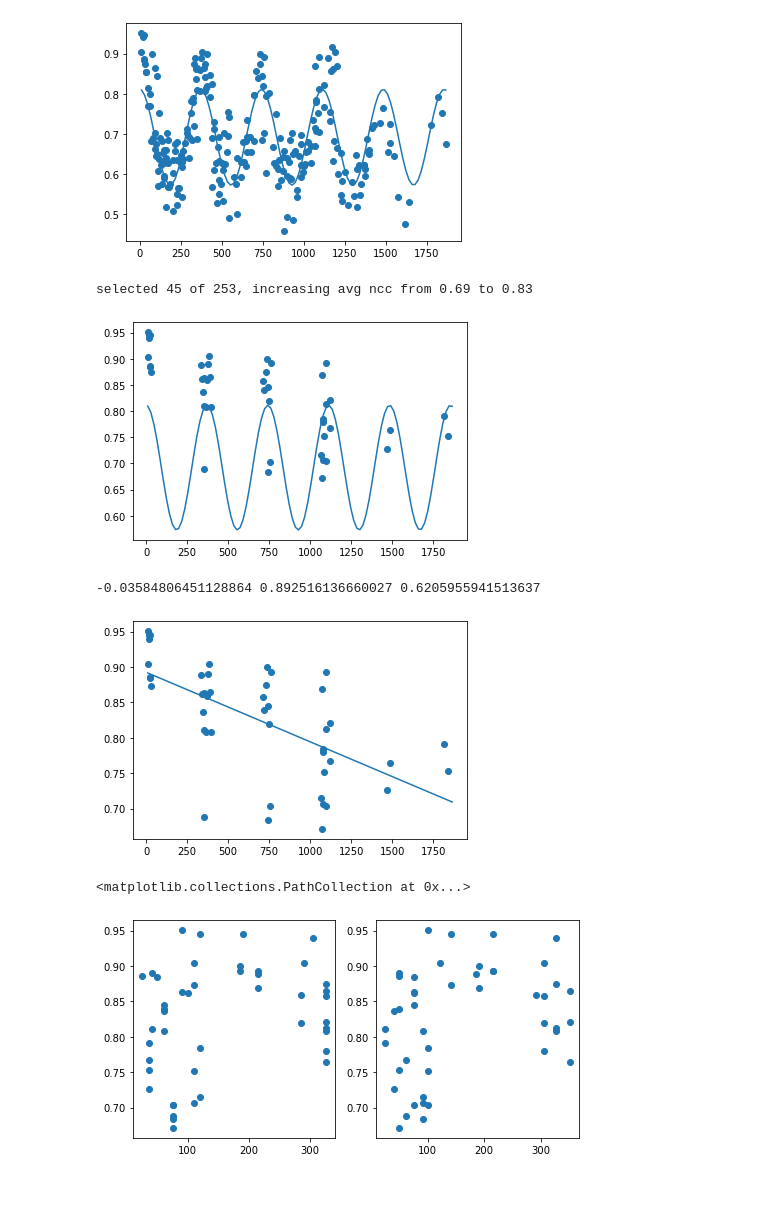
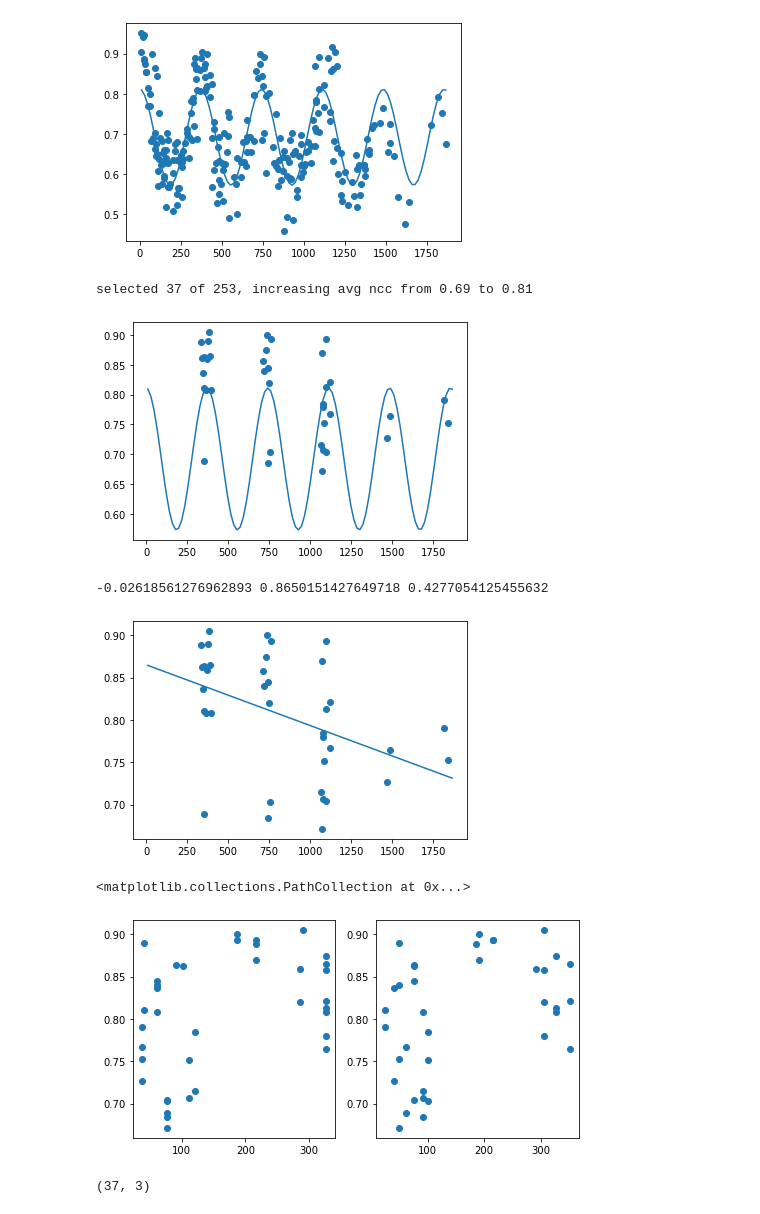
Before and after one commit to forrestfwilliams/pixeloffset_mintpy, a Jupyter notebook: correlation_ncc.ipynb, the cells around one changed output. Saved outputs shown, nothing was run; the diff lists cells and outputs as text; code cells hidden in the pictures.

Commit message:
removed same year pairs

```diff
--- a/correlation_ncc.ipynb
+++ b/correlation_ncc.ipynb
@@ -160,19 +160,19 @@ The period of the best fit cos function is 371, with an rmse of 0.0732
 # %%
 wrap = 365
 width = 30
 ts['distance'] = (ts['date_diff'] % wrap)
-valid = ts[((ts.distance<=width) | (ts.distance>=wrap-width)) & (ts.date_diff<=wrap*10)].copy()
+valid = ts[((ts.distance<=width) | (ts.distance>=wrap-width)) & (ts.date_diff<=wrap*10) & (ts.date_diff>=wrap/2)].copy()
 
 valid['doy1'] = valid.date1.dt.dayofyear
 valid['doy2'] = valid.date2.dt.dayofyear
 
 plt.scatter(valid['date_diff'],valid['ncc'])
 plt.plot(n,reg)
 
 print(f'selected {valid.shape[0]} of {ts.shape[0]}, increasing avg ncc from {ts.ncc.mean():.2f} to {valid.ncc.mean():.2f}')
 # %% [output]
-selected 45 of 253, increasing avg ncc from 0.69 to 0.83
+selected 37 of 253, increasing avg ncc from 0.69 to 0.81
-[figure, old version]
+[figure, new version]
 # %%
 m,b = np.polyfit(valid['date_diff'],valid['ncc'],1)
 reg_line = m*n+b
@@ -182,17 +182,20 @@ plt.plot(n,reg_line)
 
 print(m*365,b,stats.pearsonr(valid['ncc'],m*valid['date_diff']+b)[0])
 # %% [output]
--0.03584806451128864 0.892516136660027 0.6205955941513637
+-0.02618561276962893 0.8650151427649718 0.4277054125455632
-[figure, old version]
+[figure, new version]
 # %%
 f, (ax1,ax2) = plt.subplots(1,2,figsize=(8,4))
 ax1.scatter(valid['doy1'],valid['ncc'])
 ax2.scatter(valid['doy2'],valid['ncc'])
 # %% [output]
 <matplotlib.collections.PathCollection at 0x...>
-[figure, old version]
+[figure, new version]
 # %%
-pairs = pd.DataFrame()
+pairs = valid.copy()
 pairs['image1'] = [names[x] for x in valid.date1.dt.strftime('%Y%m%d')]
 pairs['image2'] = [names[x] for x in valid.date2.dt.strftime('%Y%m%d')]
-pairs.to_csv('pairs.csv',index=False)
+pairs[['image1','image2']].to_csv('pairs.csv',index=False)
+pairs[['image1','image2','ncc']].shape
+# %% [output]
+(37, 3)
```
Also changed, not shown: parts of 1 cell of this notebook.
